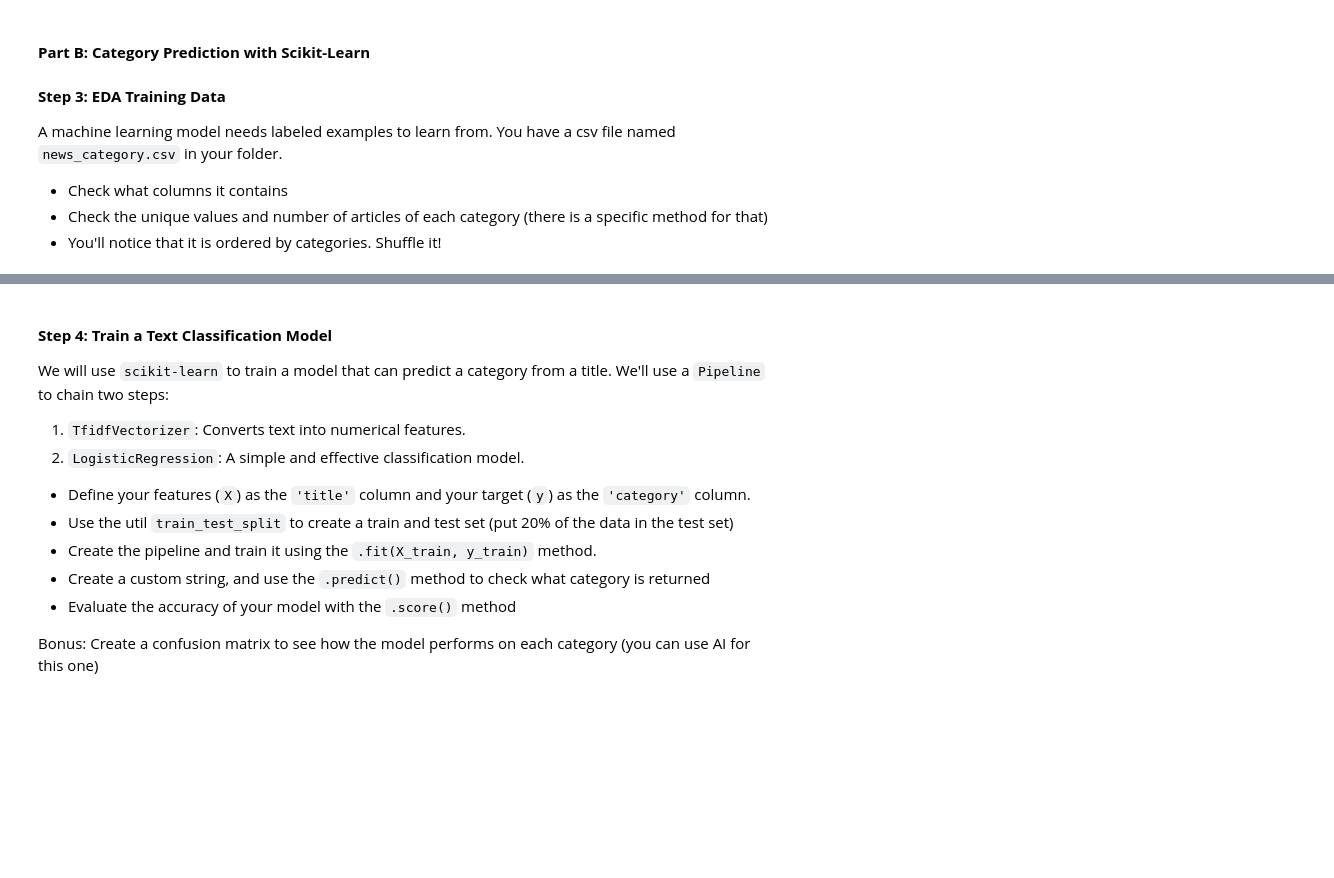
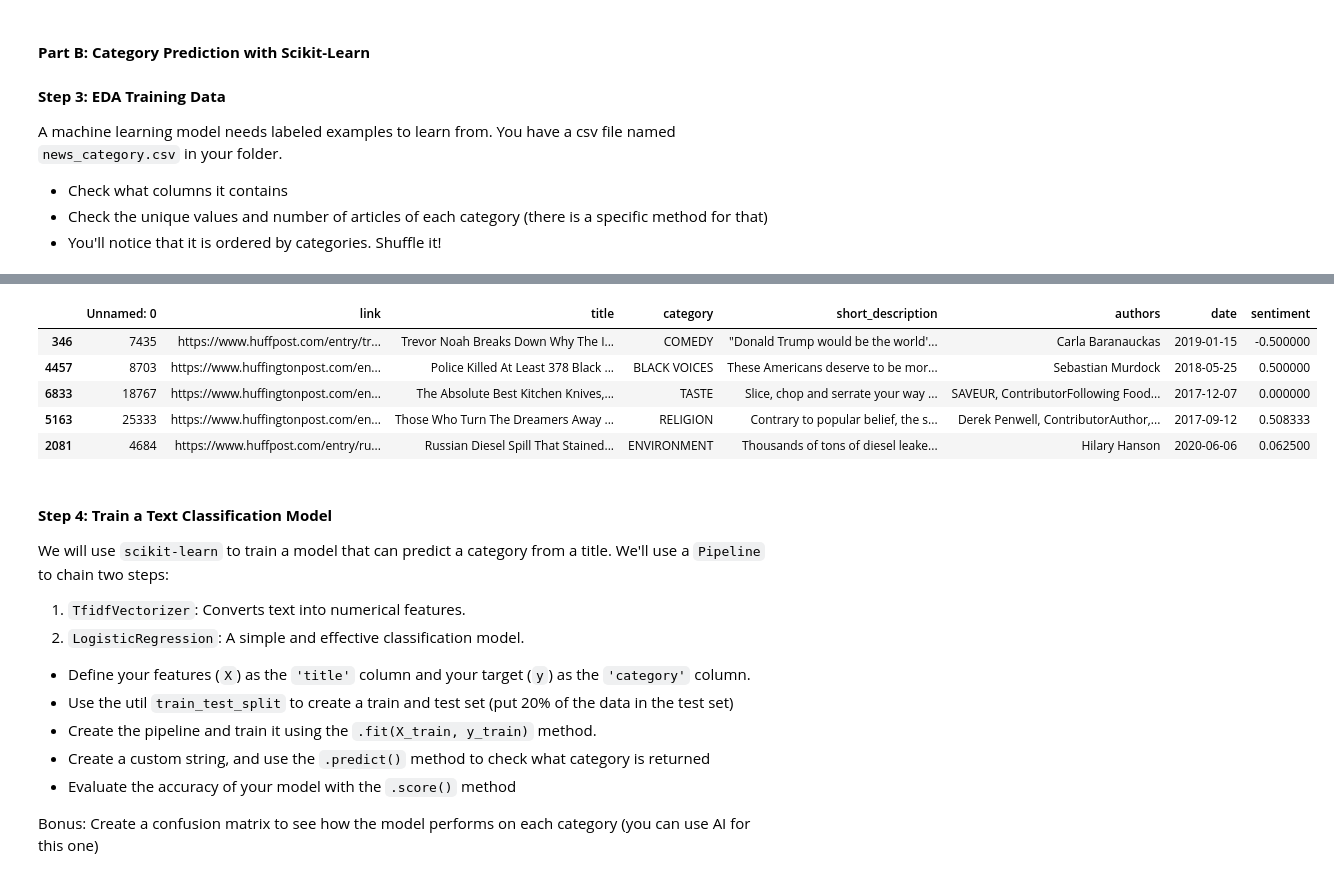
Before and after one commit to gabrielolympie/PythonForFinance, a Jupyter notebook: tds/4.LibraryDocumentation/problem3.ipynb, the cells around one changed output, grey strips where cells are left out. Saved outputs shown, nothing was run; the diff lists cells and outputs as text; code cells hidden in the pictures; blank space fills up the shorter version.

```diff
--- a/tds/4.LibraryDocumentation/problem3.ipynb
+++ b/tds/4.LibraryDocumentation/problem3.ipynb
@@ -62,5 +182,17 @@ A machine learning model needs labeled examples to learn from. You have a csv fi
 # %%
+
 ## Shuffle the dataframe (use the `pd.sample`) method
+
+df = df.sample(n = len(df))
+# %%
+df.head()
+# %% [output]
+|  | Unnamed: 0 | link | title | category | short_description | authors | date | sentiment |
+| 346 | 7435 | https://www.huffpost.com/entry/tr... | Trevor Noah Breaks Down Why The I... | COMEDY | "Donald Trump would be the world'... | Carla Baranauckas | 2019-01-15 | -0.500000 |
+| 4457 | 8703 | https://www.huffingtonpost.com/en... | Police Killed At Least 378 Black ... | BLACK VOICES | These Americans deserve to be mor... | Sebastian Murdock | 2018-05-25 | 0.500000 |
+| 6833 | 18767 | https://www.huffingtonpost.com/en... | The Absolute Best Kitchen Knives,... | TASTE | Slice, chop and serrate your way ... | SAVEUR, ContributorFollowing Food... | 2017-12-07 | 0.000000 |
+| 5163 | 25333 | https://www.huffingtonpost.com/en... | Those Who Turn The Dreamers Away ... | RELIGION | Contrary to popular belief, the s... | Derek Penwell, ContributorAuthor,... | 2017-09-12 | 0.508333 |
+| 2081 | 4684 | https://www.huffpost.com/entry/ru... | Russian Diesel Spill That Stained... | ENVIRONMENT | Thousands of tons of diesel leake... | Hilary Hanson | 2020-06-06 | 0.062500 |
 # %% [markdown]
 #### **Step 4: Train a Text Classification Model**
 We will use `scikit-learn` to train a model that can predict a category from a title. We'll use a `Pipeline` to chain two steps:
```
Also changed, not shown: parts of 19 cells of this notebook.
